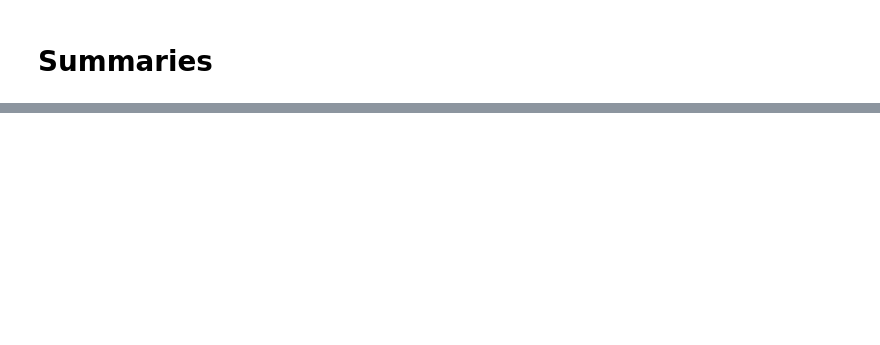
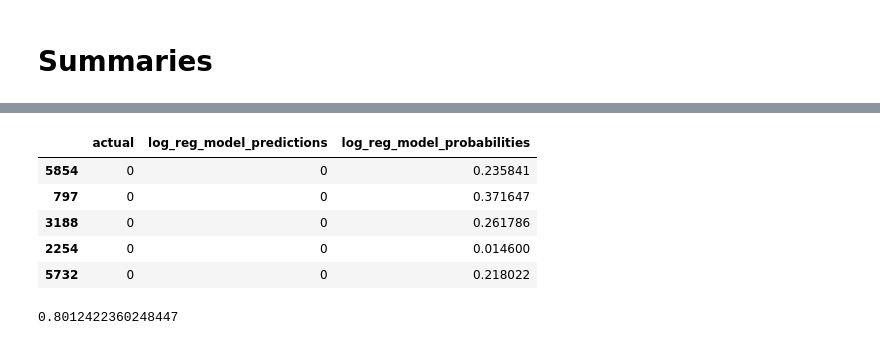
Before and after one commit to Churning-Up-the-Heat/classification-project, a Jupyter notebook: shay_main.ipynb, the cells around one changed output, grey strips where cells are left out. Cells and saved outputs as stored; diff of their text form; code cells hidden in the pictures; blank space fills up the shorter version.

```diff
--- a/shay_main.ipynb
+++ b/shay_main.ipynb
@@ -155,2 +255,15 @@ print(classification_report(predictions.actual, knn.predict(X_validate)))
 # %%
 log_reg_model, predictions = model.create_log_reg_model(train, validate)
+# %%
+predictions.head()
+# %% [output]
+|  | actual | log_reg_model_predictions | log_reg_model_probabilities |
+| 5854 | 0 | 0 | 0.235841 |
+| 797 | 0 | 0 | 0.371647 |
+| 3188 | 0 | 0 | 0.261786 |
+| 2254 | 0 | 0 | 0.014600 |
+| 5732 | 0 | 0 | 0.218022 |
+# %%
+log_reg_model.score(X_validate, y_validate)
+# %% [output]
+0.8012422360248447
```
Also changed, not shown: parts of 18 cells of this notebook, 1 other file.
